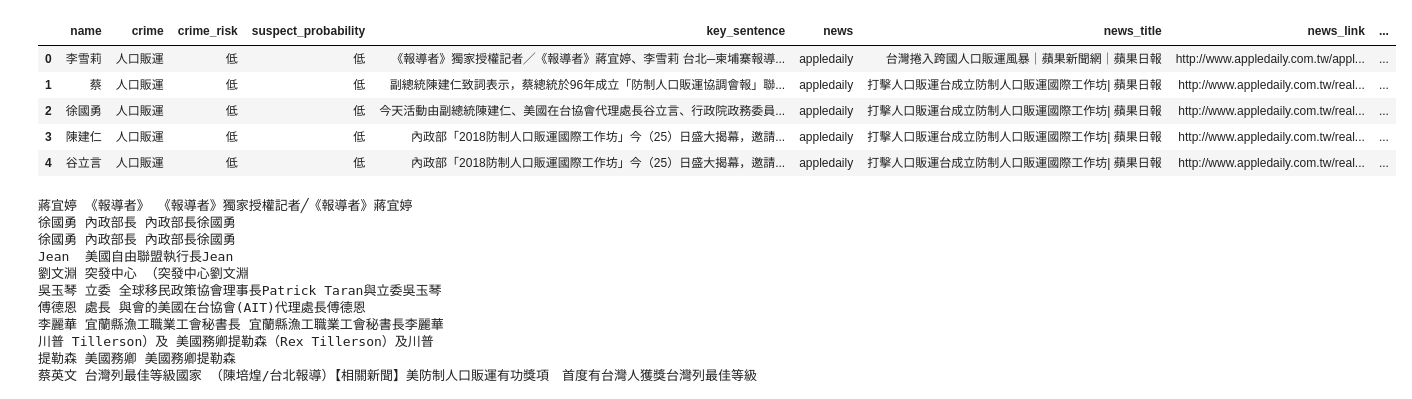
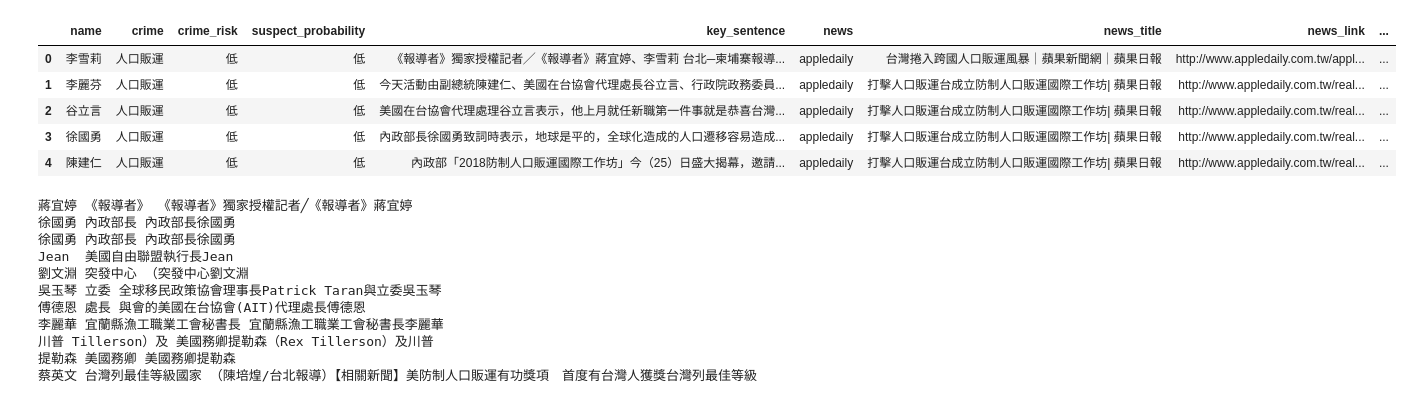
Before and after one commit to DennyHsieh/fintech-assignments, a Jupyter notebook: AML/AML_Final_Demo.ipynb, the cells around one changed output. Drawn from its saved outputs; the diff is of its cells as text; code cells hidden in the pictures.

```diff
--- a/AML/AML_Final_Demo.ipynb
+++ b/AML/AML_Final_Demo.ipynb
@@ -124,7 +124,7 @@ def find_sentence(key, text, end_list = ['。', '！', '!', '？', '?']):
 # %%
 def real_suspect(name, text):
     suspect_noun = ['嫌犯', '疑犯', '嫌疑犯', '主嫌', '犯人', '共犯']
-    suspect_active_verb = ['涉嫌', '犯下', '犯案', '觸法', '違法', '觸犯']
+    suspect_active_verb = ['涉及', '涉嫌', '涉犯', '犯下', '犯案', '觸法', '違法', '觸犯']
     suspect_passive_verb = ['逮捕', '逮到', '拘捕', '居留', '查緝', '傳喚']
 
     is_suspect = False
@@ -132,21 +132,29 @@ def real_suspect(name, text):
         for n in re.finditer(name, text):
             if is_suspect == False:
                 for sn in suspect_noun:
-                    if (text[n.start()-len(sn): n.start()] == sn) | (text[n.end(): n.end()+len(sn)] == sn):
+                    if (text[n.start()-len(sn): n.start()] == sn):
                         is_suspect = True
+                        key_sentence = find_sentence(sn + name, text)
+                        break
+                    if (text[n.end(): n.end()+len(sn)] == sn):
+                        is_suspect = True
+                        key_sentence = find_sentence(name + sn, text)
                         break
             if is_suspect == False:
                 for sav in suspect_active_verb:
                     if (text[n.end(): n.end()+len(sav)] == sav):
                         is_suspect = True
+                        key_sentence = find_sentence(name + sav, text)
                         break
             if is_suspect == False:
                 for spv in suspect_passive_verb:
                     if (text[n.start()-len(spv): n.start()] == spv):
                         is_suspect = True
+                        key_sentence = find_sentence(spv + name, text)
                         break
     except: pass
-    return is_suspect
+    if is_suspect == False: key_sentence = float('nan')
+    return is_suspect, key_sentence
 # %%
 def not_suspect(name, text):
     delete_list = ['記者', '特派員']
@@ -193,6 +201,7 @@ def find_suspect(df):
         if is_suspect == True:
             name_list.append(name)
             suspect_prob_list.append('高')
+            key_sentence_list.append(key_sentence)
 
     suspect_amount = len(name_list)
     if suspect_amount == 0:
@@ -200,6 +209,7 @@ def find_suspect(df):
         sentences_with_crime = find_sentence(crime, content)
         if type(sentences_with_crime) == str:
             sentences_with_crime_list = sentences_with_crime.split('\n')
+            key_sentence_dict = {}
             for sentence in sentences_with_crime_list:
                 dis_dict = {}
                 for name in PER_set:
@@ -210,43 +220,50 @@ def find_suspect(df):
                 if len(dis_dict.values()) != 0:
                     mindis = min(dis_dict.values())
                     name_with_mindis = [list(dis_dict.keys())[i] for i, x in enumerate(dis_dict.values()) if x == mindis]
+                    for name in name_with_mindis:
+                        if not name in key_sentence_dict.keys(): key_sentence_dict[name] = sentence
+                        else: key_sentence_dict[name] = key_sentence_dict[name] + '\n' + sentence
                     name_list += name_with_mindis
             name_list = list(set(name_list))
             suspect_amount += len(name_list)
             suspect_prob_list += ['低']*len(name_list)
+            for name in name_list:
+                key_sentence_list.append(key_sentence_dict[name])
 
     if suspect_amount != 0:
+        """
         for name in name_list:
             key_sentence = find_sentence(name, content)
             key_sentence_list.append(key_sentence)
+        """
         crime_list = [crime]*suspect_amount
         crime_risk_list = [crime_risk]*suspect_amount
         news_list = [news]*suspect_amount
         title_list = [title]*suspect_amount
         link_list = [link]*suspect_amount
         other_suspect_list = []
         for name in name_list:
             temp = name_list.copy()
             temp.remove(name)
             if temp != []: other_suspect_list.append( ', '.join(temp))
             else: other_suspect_list.append(float('nan'))
 
         Final_demo = pd.DataFrame({'name': name_list, 'crime': crime_list, 'crime_risk': crime_risk_list,\
                                    'suspect_probability': suspect_prob_list, 'key_sentence': key_sentence_list,\
                                    'news': news_list, 'news_title': title_list, 'news_link': link_list,\
                                    'other_suspect': other_suspect_list})
     else: Final_demo = pd.DataFrame()
     return Final_demo
 
 df_suspect = pd.concat(list(df.apply(find_suspect, axis=1)))
 df_suspect.reset_index(drop = True, inplace = True)
 df_suspect.head()
 # %% [output]
 |  | name | crime | crime_risk | suspect_probability | key_sentence | news | news_title | news_link | ... |
 | 0 | 李雪莉 | 人口販運 | 低 | 低 | 《報導者》獨家授權記者╱《報導者》蔣宜婷、李雪莉 台北─柬埔寨報導... | appledaily | 台灣捲入跨國人口販運風暴｜蘋果新聞網｜蘋果日報 | http://www.appledaily.com.tw/appl... | ... |
-| 1 | 蔡 | 人口販運 | 低 | 低 | 副總統陳建仁致詞表示，蔡總統於96年成立「防制人口販運協調會報」聯... | appledaily | 打擊人口販運台成立防制人口販運國際工作坊| 蘋果日報 | http://www.appledaily.com.tw/real... | ... |
-| 2 | 徐國勇 | 人口販運 | 低 | 低 | 今天活動由副總統陳建仁、美國在台協會代理處長谷立言、行政院政務委員... | appledaily | 打擊人口販運台成立防制人口販運國際工作坊| 蘋果日報 | http://www.appledaily.com.tw/real... | ... |
-| 3 | 陳建仁 | 人口販運 | 低 | 低 | 內政部「2018防制人口販運國際工作坊」今（25）日盛大揭幕，邀請... | appledaily | 打擊人口販運台成立防制人口販運國際工作坊| 蘋果日報 | http://www.appledaily.com.tw/real... | ... |
-| 4 | 谷立言 | 人口販運 | 低 | 低 | 內政部「2018防制人口販運國際工作坊」今（25）日盛大揭幕，邀請... | appledaily | 打擊人口販運台成立防制人口販運國際工作坊| 蘋果日報 | http://www.appledaily.com.tw/real... | ... |
+| 1 | 李麗芬 | 人口販運 | 低 | 低 | 今天活動由副總統陳建仁、美國在台協會代理處長谷立言、行政院政務委員... | appledaily | 打擊人口販運台成立防制人口販運國際工作坊| 蘋果日報 | http://www.appledaily.com.tw/real... | ... |
+| 2 | 谷立言 | 人口販運 | 低 | 低 | 美國在台協會代理處理谷立言表示，他上月就任新職第一件事就是恭喜台灣... | appledaily | 打擊人口販運台成立防制人口販運國際工作坊| 蘋果日報 | http://www.appledaily.com.tw/real... | ... |
+| 3 | 徐國勇 | 人口販運 | 低 | 低 | 內政部長徐國勇致詞時表示，地球是平的，全球化造成的人口遷移容易造成... | appledaily | 打擊人口販運台成立防制人口販運國際工作坊| 蘋果日報 | http://www.appledaily.com.tw/real... | ... |
+| 4 | 陳建仁 | 人口販運 | 低 | 低 | 內政部「2018防制人口販運國際工作坊」今（25）日盛大揭幕，邀請... | appledaily | 打擊人口販運台成立防制人口販運國際工作坊| 蘋果日報 | http://www.appledaily.com.tw/real... | ... |
 # %%
 # Final demo dataframe
```
Also changed, not shown: parts of 1 cell of this notebook, 1 other file.
